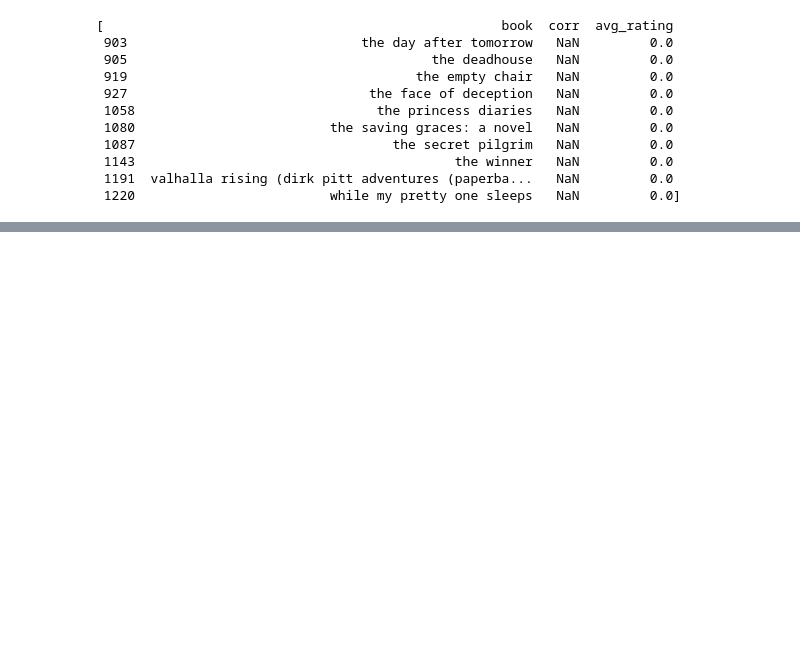
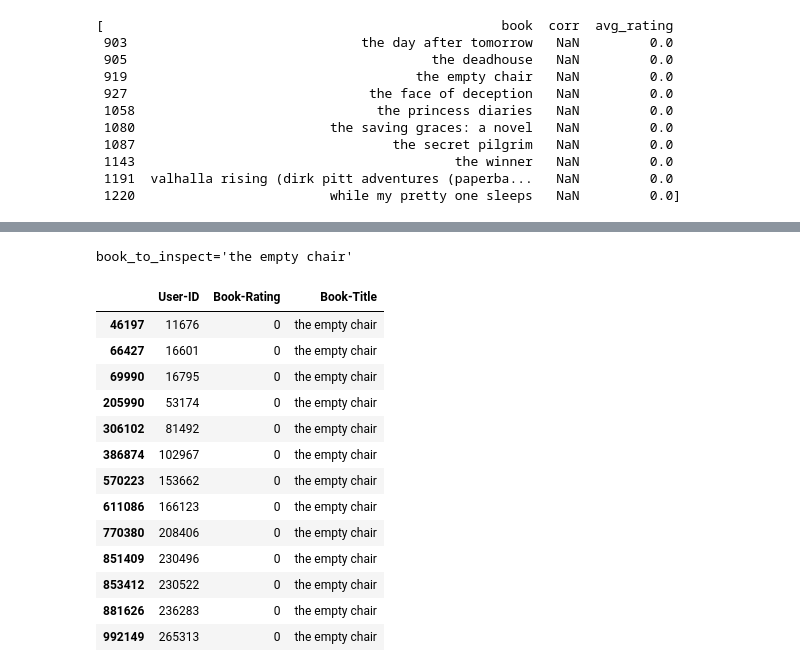
Before and after one commit to zlochina/book-recommendation-app, a Jupyter notebook: src/book_recommendation_prod/data_inspection.ipynb, the cells around one changed output, grey strips where cells are left out. Cells and saved outputs as stored; diff of their text form; code cells hidden in the pictures; blank space fills up the shorter version.

Commit message:
Updated data_inspection.ipynb: inspected worst and best lists

```diff
--- a/src/book_recommendation_prod/data_inspection.ipynb
+++ b/src/book_recommendation_prod/data_inspection.ipynb
@@ -352,0 +388,22 @@ worst_list
+# %%
+book_to_inspect = worst_list[0].iloc[2]['book']
+print(f"{book_to_inspect=}")
+# %% [output]
+book_to_inspect='the empty chair'
+# %%
+ratings_data_raw[ratings_data_raw['Book-Title'] == book_to_inspect]
+# %% [output]
+|  | User-ID | Book-Rating | Book-Title |
+| 46197 | 11676 | 0 | the empty chair |
+| 66427 | 16601 | 0 | the empty chair |
+| 69990 | 16795 | 0 | the empty chair |
+| 205990 | 53174 | 0 | the empty chair |
+| 306102 | 81492 | 0 | the empty chair |
+| 386874 | 102967 | 0 | the empty chair |
+| 570223 | 153662 | 0 | the empty chair |
+| 611086 | 166123 | 0 | the empty chair |
+| 770380 | 208406 | 0 | the empty chair |
+| 851409 | 230496 | 0 | the empty chair |
+| 853412 | 230522 | 0 | the empty chair |
+| 881626 | 236283 | 0 | the empty chair |
+| 992149 | 265313 | 0 | the empty chair |
```
Also changed, not shown: parts of 5 cells of this notebook.
